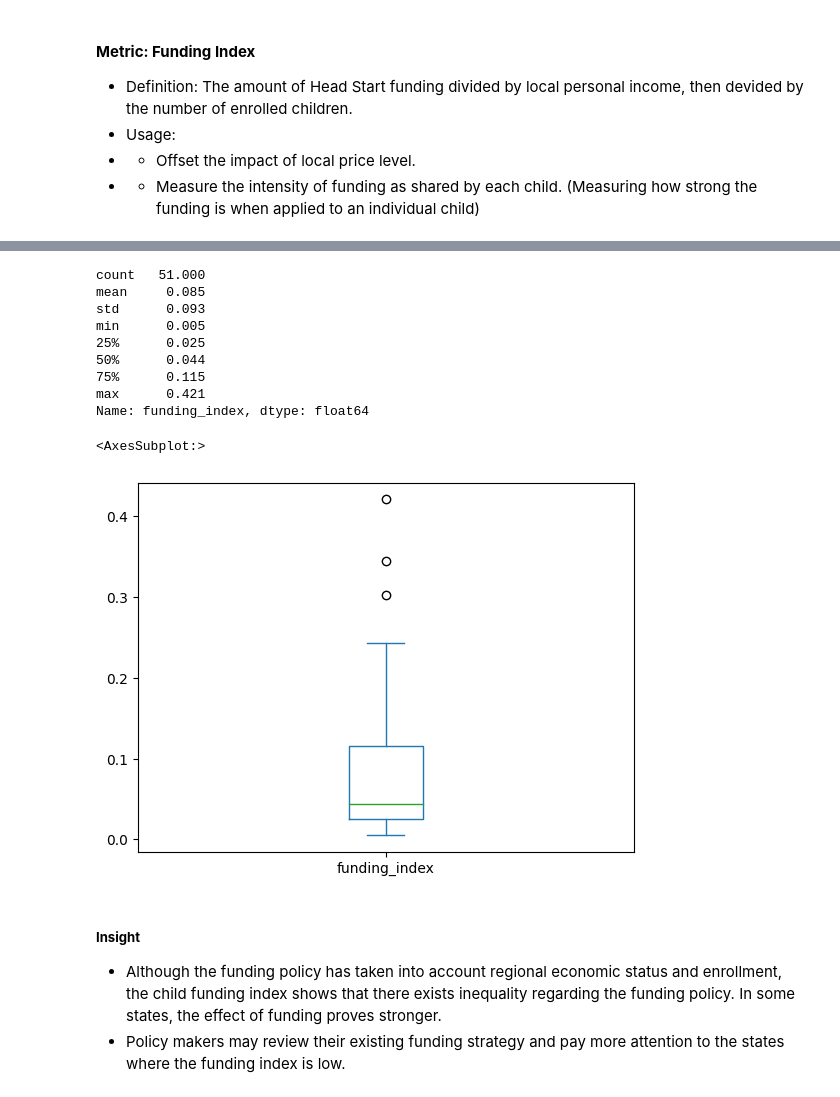
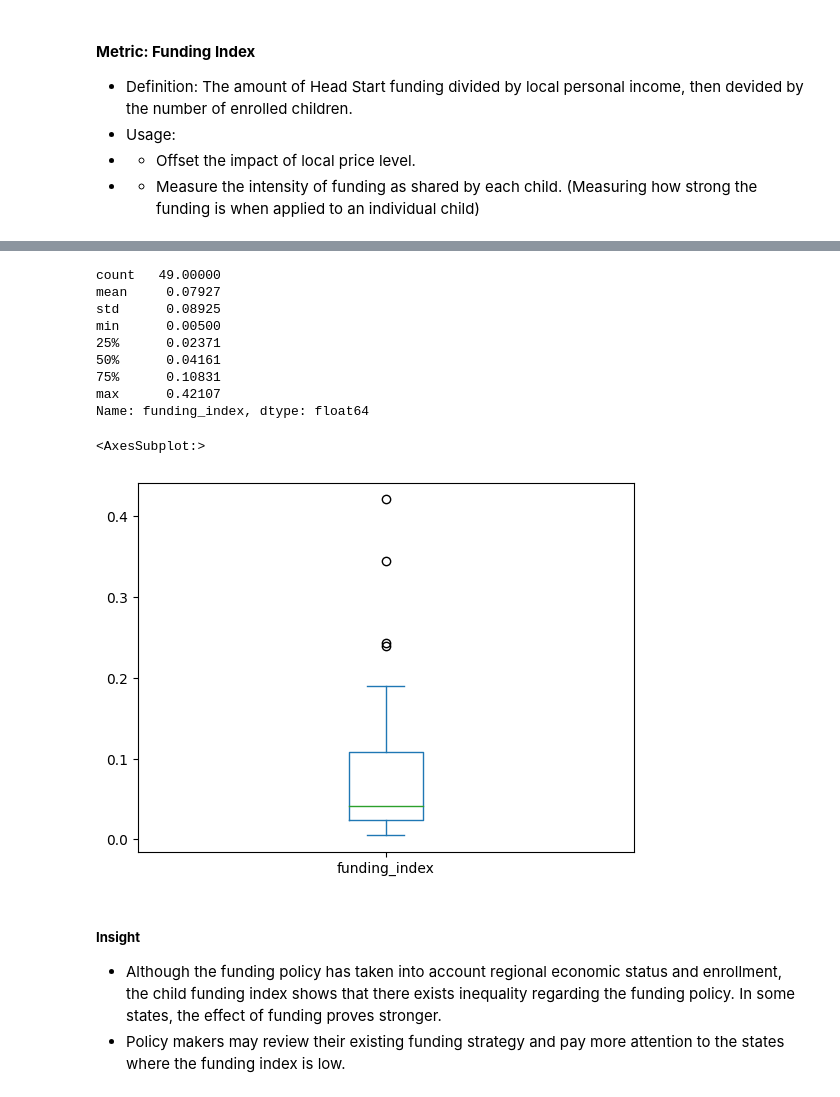
Before and after one commit to AGA-Datathon-2023/Dataminers, a Jupyter notebook: analysis_submission.ipynb, the cells around one changed output, grey strips where cells are left out. Cells and saved outputs as stored; diff of their text form; code cells hidden in the pictures.

```diff
--- a/analysis_submission.ipynb
+++ b/analysis_submission.ipynb
@@ -27,6 +27,8 @@ pd.set_option('display.float_format', lambda x: '%.3f' % x)
 - SAIPE Child Poverty Data: https://www.census.gov/data/datasets/2021/demo/saipe/2021-state-and-county.html
 
 - U.S. States Economic Data: https://apps.bea.gov/regional/downloadzip.cfm
+# %%
+STATE_FILTER = ['US', 'PR', 'VI', 'HI', 'GU', 'MP', 'AS', 'AK']
 # %%
 df_state_abbr = pd.read_csv('states-abbr.csv')
 df_state_abbr.head()
@@ -57,25 +65,26 @@ df_headstart_fiscal.head()
 # %%
-import os
+def read_state_econ() -> pd.DataFrame:
+    tar_dir = './SASUMMARY'
+    file_state_pairs = os.listdir(tar_dir)
 
-tar_dir = './SASUMMARY'
-file_state_pairs = os.listdir(tar_dir)
+    file_state_pairs = [(file, file[10:12]) for file in file_state_pairs if os.path.isfile(os.path.join(tar_dir, file)) and file.__contains__('1998_2022') and not file.__contains__('ALL_AREAS')]
 
-file_state_pairs = [(file, file[10:12]) for file in file_state_pairs if os.path.isfile(os.path.join(tar_dir, file)) and file.__contains__('1998_2022') and not file.__contains__('ALL_AREAS')]
+    df = pd.DataFrame(columns=['state', 'rgdp', 'personal_income'])
 
-df_state_economic = pd.DataFrame(columns=['state', 'rgdp', 'personal_income'])
+    for file, state in file_state_pairs:
+        df_temp = pd.read_csv(os.path.join(tar_dir, file))
+        rgdp = df_temp.iloc[0, 32]
+        personal_income = df_temp.iloc[4, 32]
+        df.loc[len(df)] = [state, rgdp, personal_income]
 
-for file, state in file_state_pairs:
-    df_temp = pd.read_csv(os.path.join(tar_dir, file))
-    rgdp = df_temp.iloc[0, 32]
-    personal_income = df_temp.iloc[4, 32]
-    df_state_economic.loc[len(df_state_economic)] = [state, rgdp, personal_income]
-
-df_state_economic = df_state_economic[df_state_economic.state != 'US']
+    df = df[df.state.map(lambda s: s not in STATE_FILTER)]
+    return df
 
 
-df_headstart_fiscal = pd.merge(df_headstart_fiscal, df_state_economic, on='state', how='right')
-df_headstart_fiscal.personal_income = df_headstart_fiscal.personal_income.astype(float)
-df_headstart_fiscal.rgdp = df_headstart_fiscal.rgdp.astype(float)
-df_headstart_fiscal.head()
+df_state_economic = read_state_econ()
+df = pd.merge(df_headstart_fiscal, df_state_economic, on='state', how='right')
+df.personal_income = df.personal_income.astype(float)
+df.rgdp = df.rgdp.astype(float)
+df.head()
 # %% [output]
 |  | state_name | federal_funding | enrollment_count | state | rgdp | personal_income |
@@ -108,7 +117,7 @@ sns.heatmap(df_headstart_fiscal.corr(), annot=True,)
 - - Shows the distribution of fiscal resource across the states.
 - - Identify states that are overfunded and underfunded.
 # %%
-df_headstart_fiscal['fund_per_child'] = df_headstart_fiscal.federal_funding / df_headstart_fiscal.enrollment_count.astype(float)
-df_headstart_fiscal.sort_values('fund_per_child', ascending=True).head()
+df['fund_per_child'] = df.federal_funding / df.enrollment_count.astype(float)
+df.sort_values('fund_per_child', ascending=True).head()
 # %% [output]
 |  | state_name | federal_funding | enrollment_count | state | rgdp | personal_income | fund_per_child |
@@ -124,7 +133,7 @@ df_headstart_fiscal.sort_values('fund_per_child', ascending=True).head()
 - - Offset the impact of local price level.
 - - Measure the intensity of funding as shared by each child. (Measuring how strong the funding is when applied to an individual child)
 # %%
-df_headstart_fiscal['funding_index'] = df_headstart_fiscal.federal_funding / df_headstart_fiscal.personal_income / df_headstart_fiscal.enrollment_count
-df_headstart_fiscal.sort_values('funding_index', ascending=True).head(10)
+df['funding_index'] = df.federal_funding.astype(float) / df.personal_income.astype(float) / df.enrollment_count.astype(float)
+df.sort_values('funding_index', ascending=True).head(10)
 # %% [output]
 |  | state_name | federal_funding | enrollment_count | state | rgdp | personal_income | fund_per_child | ... |
@@ -141,20 +150,20 @@ df_headstart_fiscal.sort_values('funding_index', ascending=True).head(10)
 # %%
-df_headstart_fiscal.funding_index.describe()
+df.funding_index.describe()
 # %% [output]
-count   51.000
-mean     0.085
-std      0.093
-min      0.005
-25%      0.025
-50%      0.044
-75%      0.115
-max      0.421
+count   49.00000
+mean     0.07927
+std      0.08925
+min      0.00500
+25%      0.02371
+50%      0.04161
+75%      0.10831
+max      0.42107
 Name: funding_index, dtype: float64
 # %%
-df_headstart_fiscal.funding_index.plot.box()
+df.funding_index.plot.box()
 # %% [output]
 <AxesSubplot:>
-[figure, old version]
+[figure, new version]
 # %% [markdown]
 ##### <b>Insight</b>
 - Although the funding policy has taken into account regional economic status and enrollment, the child funding index shows that there exists inequality regarding the funding policy. In some states, the effect of funding proves stronger.
```
Also changed, not shown: parts of 36 cells of this notebook.
